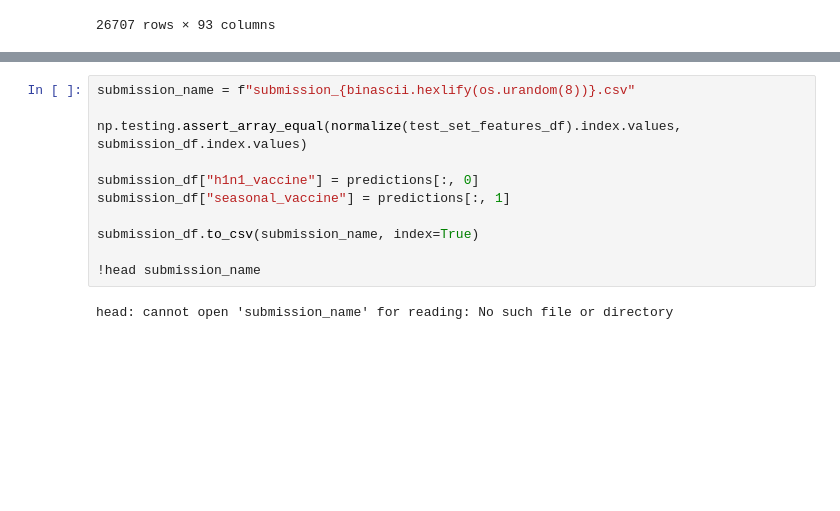
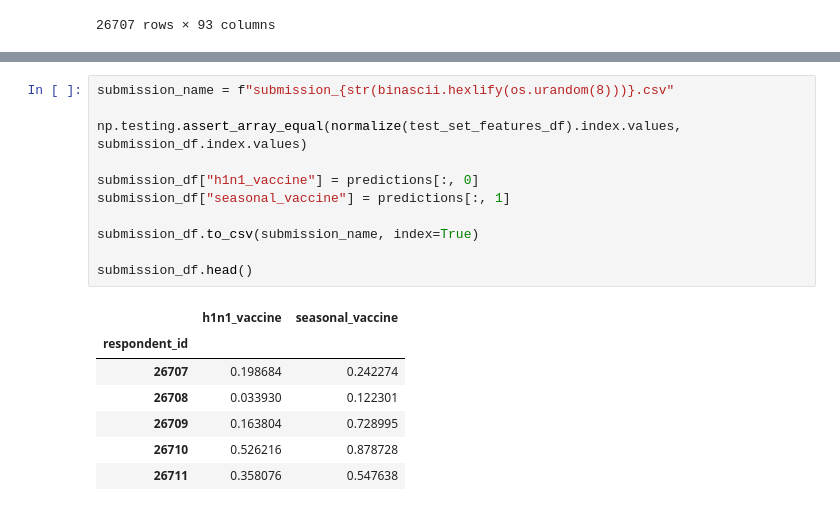
Before and after one commit to aydinmercan/h1n1_vaccine_learning, a Jupyter notebook: rf.ipynb, the cells around one changed output, grey strips where cells are left out. Saved outputs shown, nothing was run; the diff lists cells and outputs as text; blank space fills up the shorter version.

```diff
--- a/rf.ipynb
+++ b/rf.ipynb
@@ -207,13 +218,19 @@ array([[0.175     , 0.18333333],
 # %%
-submission_name = f"submission_{binascii.hexlify(os.urandom(8))}.csv"
+submission_name = f"submission_{str(binascii.hexlify(os.urandom(8)))}.csv"
 
 np.testing.assert_array_equal(normalize(test_set_features_df).index.values,  submission_df.index.values)
 
 submission_df["h1n1_vaccine"] = predictions[:, 0]
 submission_df["seasonal_vaccine"] = predictions[:, 1]
 
 submission_df.to_csv(submission_name, index=True)
 
-!head submission_name
+submission_df.head()
 # %% [output]
-head: cannot open 'submission_name' for reading: No such file or directory
+|  | h1n1_vaccine | seasonal_vaccine |
+| respondent_id |  |  |
+| 26707 | 0.198684 | 0.242274 |
+| 26708 | 0.033930 | 0.122301 |
+| 26709 | 0.163804 | 0.728995 |
+| 26710 | 0.526216 | 0.878728 |
+| 26711 | 0.358076 | 0.547638 |
```
Also changed, not shown: parts of 11 cells of this notebook, 1 other file.
